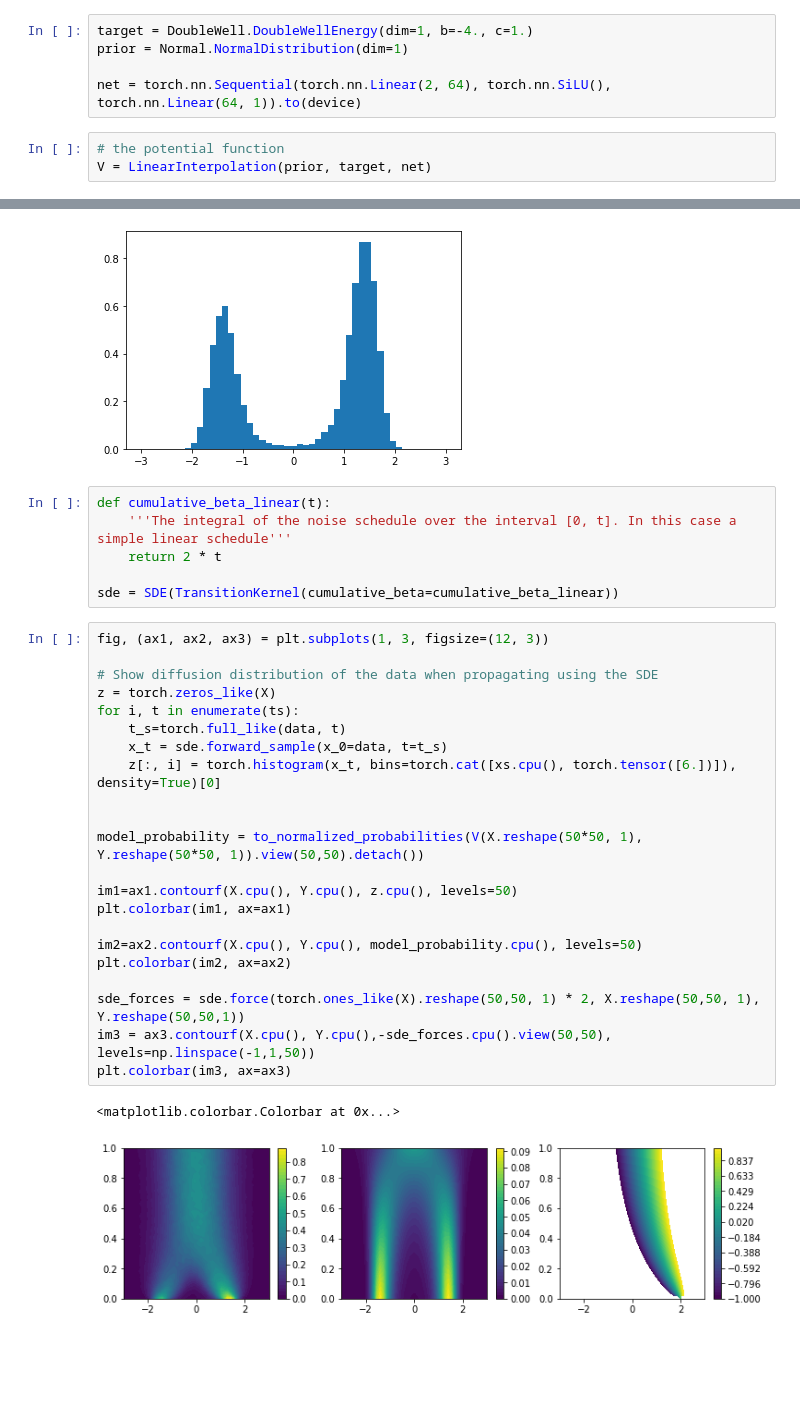
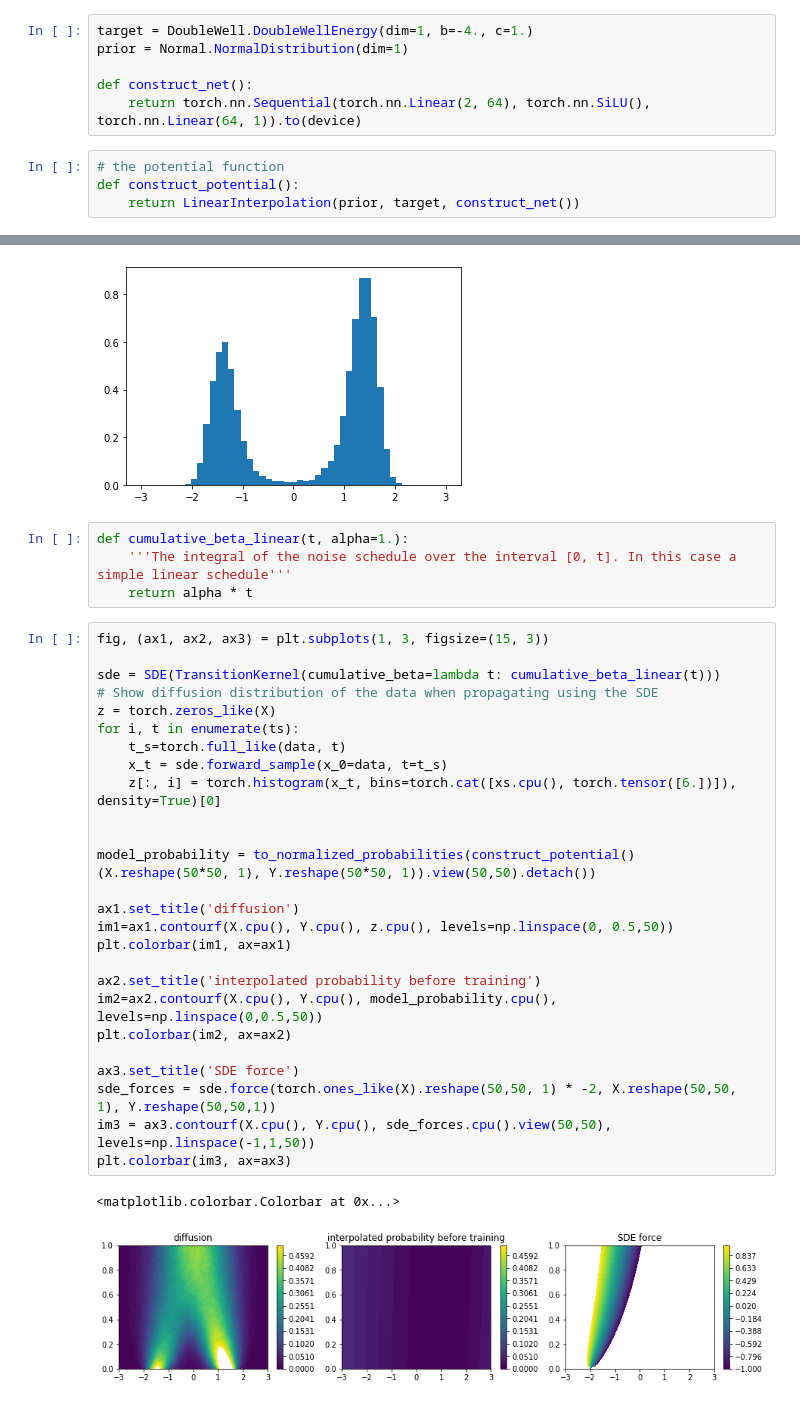
Before and after one commit to MaaikeG/diff_model_test, a Jupyter notebook: double_well.ipynb, the cells around one changed output, grey strips where cells are left out. Saved outputs shown, nothing was run; the diff lists cells and outputs as text; blank space fills up the shorter version.

```diff
--- a/double_well.ipynb
+++ b/double_well.ipynb
@@ -23,10 +23,12 @@ X, Y = torch.meshgrid(xs, ts, indexing='ij')
 target = DoubleWell.DoubleWellEnergy(dim=1, b=-4., c=1.)
 prior = Normal.NormalDistribution(dim=1)
 
-net = torch.nn.Sequential(torch.nn.Linear(2, 64), torch.nn.SiLU(), torch.nn.Linear(64, 1)).to(device)
+def construct_net():
+    return torch.nn.Sequential(torch.nn.Linear(2, 64), torch.nn.SiLU(), torch.nn.Linear(64, 1)).to(device)
 # %%
 # the potential function
-V = LinearInterpolation(prior, target, net)
+def construct_potential():
+    return LinearInterpolation(prior, target, construct_net())
 # %%
 naive_interpolation = lambda x, t :  (1-t) * target.energy(x) + (t) * prior.energy(x)
 
@@ -65,33 +67,35 @@ plt.show()
 # %% [output]
 [figure]
 # %%
-def cumulative_beta_linear(t):
+def cumulative_beta_linear(t, alpha=1.):
     '''The integral of the noise schedule over the interval [0, t]. In this case a simple linear schedule'''
-    return 2 * t
-
-sde = SDE(TransitionKernel(cumulative_beta=cumulative_beta_linear))
+    return alpha * t
 # %%
-fig, (ax1, ax2, ax3) = plt.subplots(1, 3, figsize=(12, 3))
+fig, (ax1, ax2, ax3) = plt.subplots(1, 3, figsize=(15, 3))
 
+sde = SDE(TransitionKernel(cumulative_beta=lambda t: cumulative_beta_linear(t)))
 # Show diffusion distribution of the data when propagating using the SDE
 z = torch.zeros_like(X)
 for i, t in enumerate(ts):
     t_s=torch.full_like(data, t)
     x_t = sde.forward_sample(x_0=data, t=t_s)
     z[:, i] = torch.histogram(x_t, bins=torch.cat([xs.cpu(), torch.tensor([6.])]), density=True)[0]
 
 
-model_probability = to_normalized_probabilities(V(X.reshape(50*50, 1), Y.reshape(50*50, 1)).view(50,50).detach())
+model_probability = to_normalized_probabilities(construct_potential()(X.reshape(50*50, 1), Y.reshape(50*50, 1)).view(50,50).detach())
 
-im1=ax1.contourf(X.cpu(), Y.cpu(), z.cpu(), levels=50)
+ax1.set_title('diffusion')
+im1=ax1.contourf(X.cpu(), Y.cpu(), z.cpu(), levels=np.linspace(0, 0.5,50))
 plt.colorbar(im1, ax=ax1)
 
-im2=ax2.contourf(X.cpu(), Y.cpu(), model_probability.cpu(), levels=50)
+ax2.set_title('interpolated probability before training')
+im2=ax2.contourf(X.cpu(), Y.cpu(), model_probability.cpu(), levels=np.linspace(0,0.5,50))
 plt.colorbar(im2, ax=ax2)
 
-sde_forces = sde.force(torch.ones_like(X).reshape(50,50, 1) * 2, X.reshape(50,50, 1), Y.reshape(50,50,1))
-im3 = ax3.contourf(X.cpu(), Y.cpu(),-sde_forces.cpu().view(50,50), levels=np.linspace(-1,1,50))
+ax3.set_title('SDE force')
+sde_forces = sde.force(torch.ones_like(X).reshape(50,50, 1) * -2, X.reshape(50,50, 1), Y.reshape(50,50,1))
+im3 = ax3.contourf(X.cpu(), Y.cpu(), sde_forces.cpu().view(50,50), levels=np.linspace(-1,1,50))
 plt.colorbar(im3, ax=ax3)
 # %% [output]
 <matplotlib.colorbar.Colorbar at 0x...>
-[figure, old version]
+[figure, new version]
```
Also changed, not shown: parts of 14 cells of this notebook, 3 other files.
